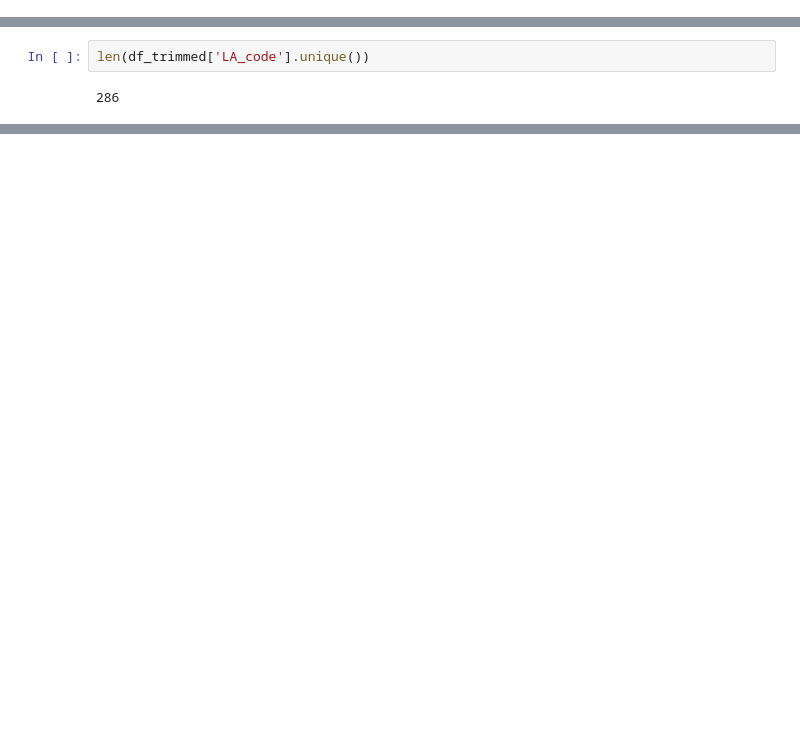
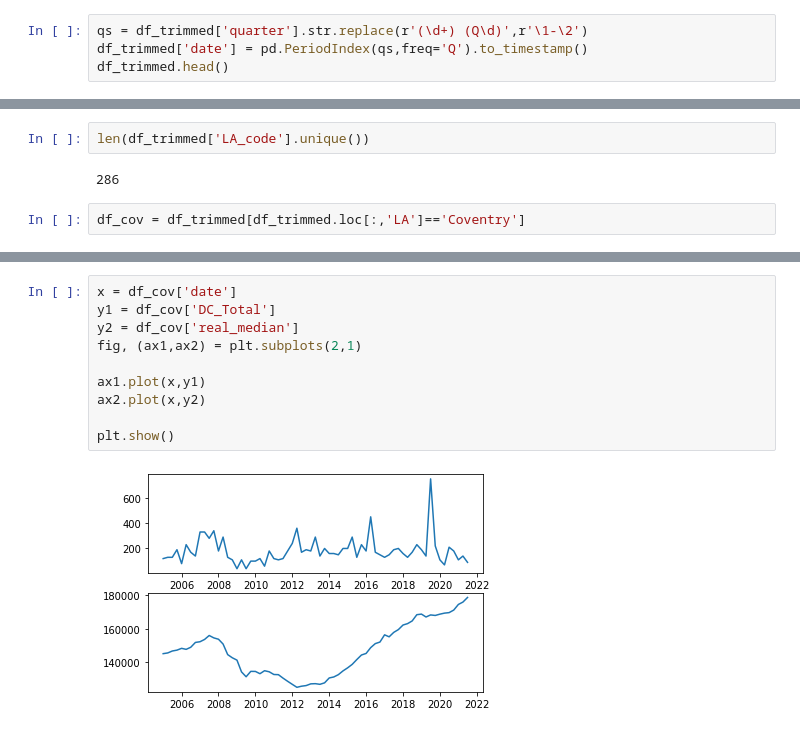
Before and after one commit to potato-bit/RA, a Jupyter notebook: combined.ipynb, the cells around one changed output, grey strips where cells are left out. Saved outputs shown, nothing was run; the diff lists cells and outputs as text; blank space fills up the shorter version.

```diff
--- a/combined.ipynb
+++ b/combined.ipynb
@@ -146,3 +147,7 @@ df_trimmed.head()
 | 2 | E06000003 | Redcar and Cleveland UA | 2005 Q1 | 30 | 121019.108280 | 4.386672 |
 | 3 | E06000004 | Stockton-on-Tees UA | 2005 Q1 | 80 | 140127.388535 | 4.386672 |
 | 4 | E06000005 | Darlington UA | 2005 Q1 | 140 | 136942.675159 | 4.386672 |
+# %%
+qs = df_trimmed['quarter'].str.replace(r'(\d+) (Q\d)',r'\1-\2')
+df_trimmed['date'] = pd.PeriodIndex(qs,freq='Q').to_timestamp()
+df_trimmed.head()
@@ -154,3 +166,5 @@ df_trimmed.shape
 len(df_trimmed['LA_code'].unique())
 # %% [output]
 286
+# %%
+df_cov = df_trimmed[df_trimmed.loc[:,'LA']=='Coventry']
@@ -156,0 +191,12 @@ len(df_trimmed['LA_code'].unique())
+# %%
+x = df_cov['date']
+y1 = df_cov['DC_Total']
+y2 = df_cov['real_median']
+fig, (ax1,ax2) = plt.subplots(2,1)
+
+ax1.plot(x,y1)
+ax2.plot(x,y2)
+
+plt.show()
+# %% [output]
+[figure, added]
```
Also changed, not shown: parts of 6 cells of this notebook, 1 other file.
